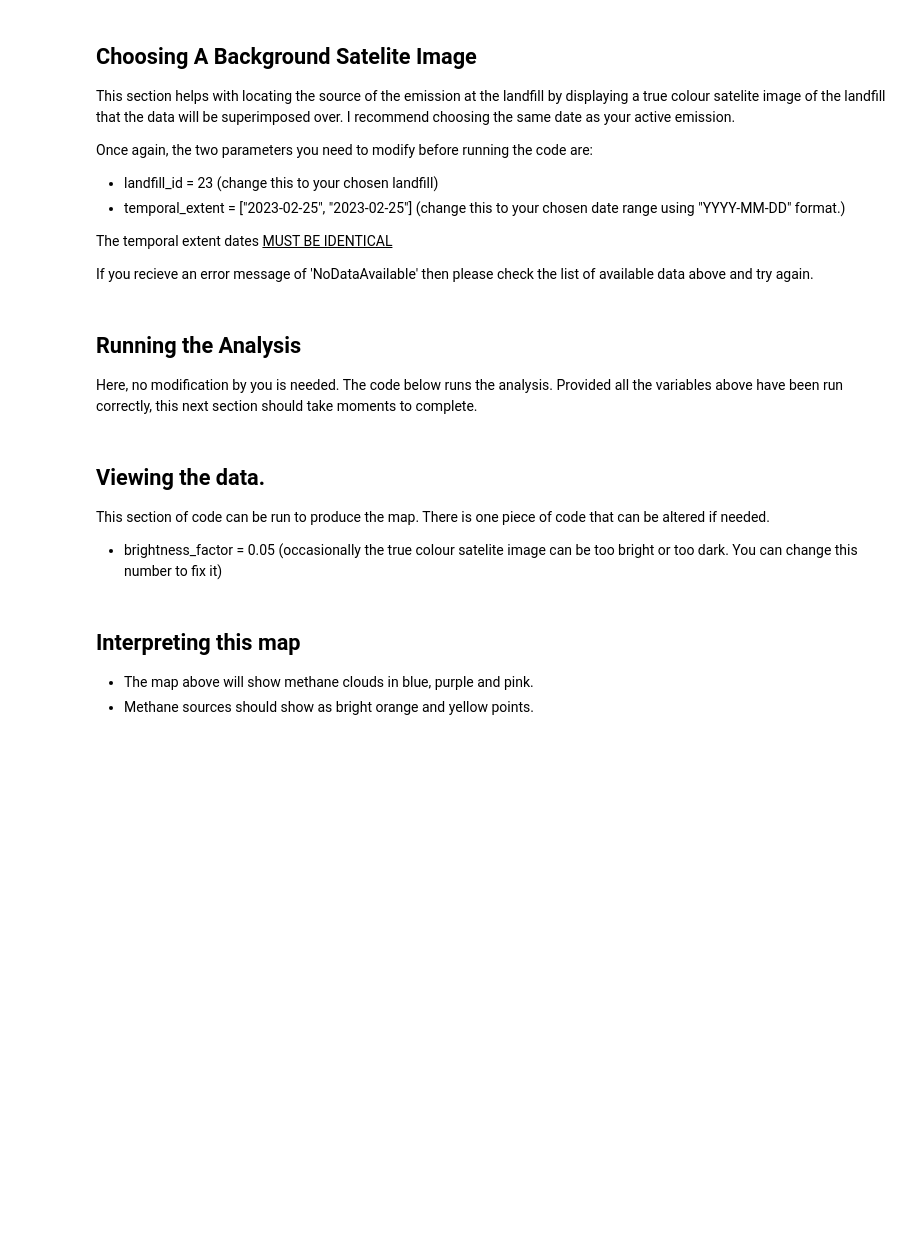
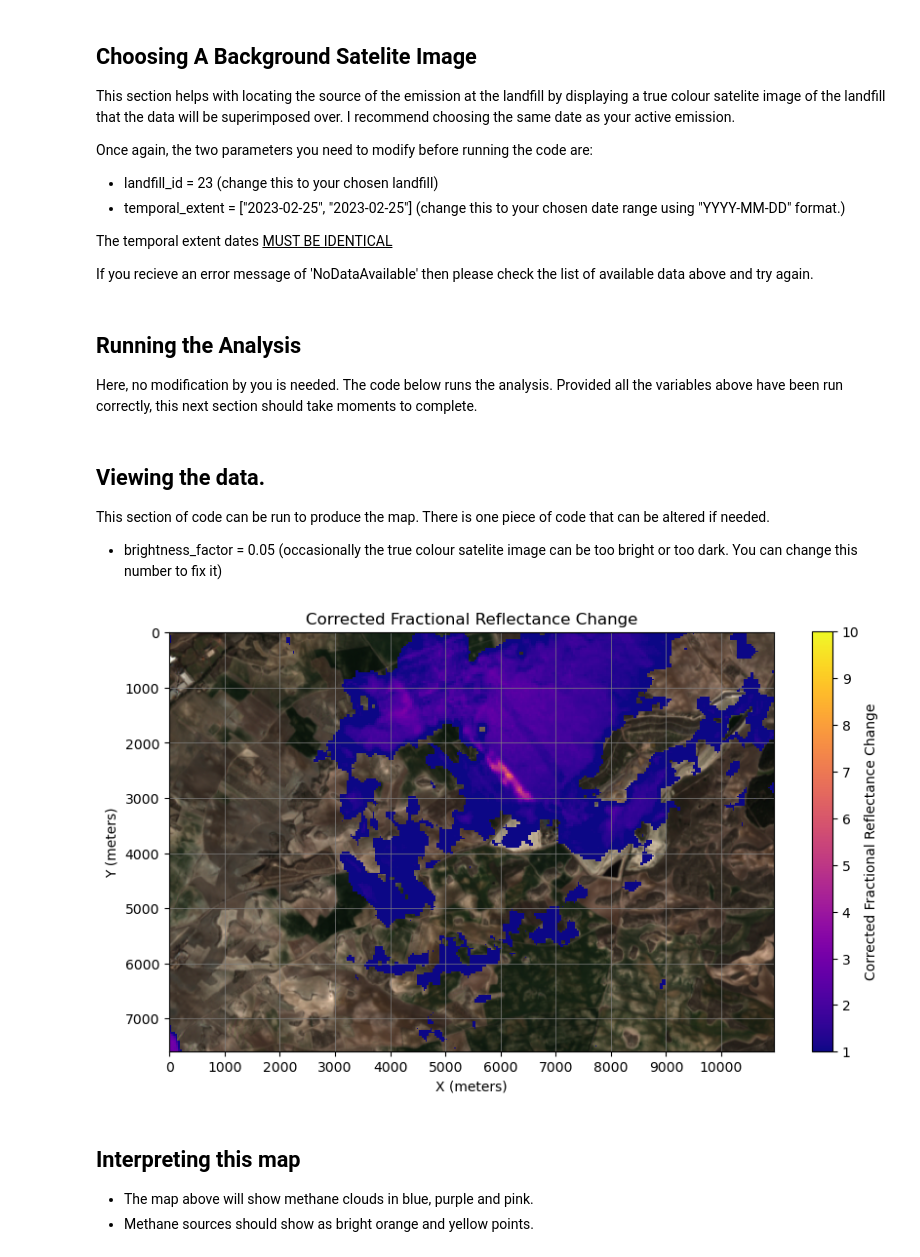
Before and after one commit to zelcon01/Landfill_Atmospheric_Gas_Monitor_Tools, a Jupyter notebook: Sentinel 2 CH4 High-Rez Map.ipynb, the cells around one changed output. Drawn from its saved outputs; the diff is of its cells as text; code cells hidden in the pictures; blank space fills up the shorter version.

Commit message:
Attempting to implement a multiband multipass method
I've written the code out but the resultant image is showing terrain features. I'll have a go again tomorrow.

```diff
--- a/Sentinel 2 CH4 High-Rez Map.ipynb
+++ b/Sentinel 2 CH4 High-Rez Map.ipynb
@@ -193,10 +217,6 @@ truecolour_image(landfill_id, temporal_extent)
 Here, no modification by you is needed. The code below runs the analysis.  Provided all the variables above have been run correctly, this next section should take moments to complete.
 # %%
 def compute_correction_factor(active_emission_data, no_emission_data):
-    """
-    Compute a correction factor c via linear regression
-    with the following equation: active_emission_data = c*no_emission_data
-    """
     # get flattened arrays for regression
     y = active_emission_data.flatten()
     x = no_emission_data.flatten()
@@ -214,14 +234,11 @@ def compute_correction_factor(active_emission_data, no_emission_data):
     return c[0]
 
 def compute_corrected_fractional_reflectance_change(active_emission_data, no_emission_data):
-    """
-    Compute corrected fractional reflectance change between base and monitoring scene
-    """
     # get correction factor
     c = compute_correction_factor(active_emission_data, no_emission_data)
 
     # get corrected fractional reflectance change
-    frac_change = ((c * no_emission_data - active_emission_data) / active_emission_data)
+    frac_change = ((c * active_emission_data - no_emission_data) / no_emission_data)
 
     return frac_change
 
@@ -248,7 +265,7 @@ blue = img.read(1)
 green = img.read(2)
 red = img.read(3)
 
-# Change this number up or down if the satelite background image is too dark or bright.
+# Change this number up or down if the satellite background image is too dark or bright.
 brightness_factor = 0.05
 blue = np.clip(blue * brightness_factor, 0, 255)
 green = np.clip(green * brightness_factor, 0, 255)
@@ -258,50 +275,50 @@ red = np.clip(red * brightness_factor, 0, 255)
 rgb = np.dstack((red, green, blue))
 rgb = rgb / rgb.max()
 
-#loading the methane data so it displays on top of the satelite image.
-
-# Create a masked array where values below 0.01 are masked
-masked_frac_change = np.ma.masked_less_equal(frac_change, 0.01)
-
 # Create a new figure
 plt.figure(figsize=(10, 8))
 
 # Display the RGB image
 plt.imshow(rgb)
 
+#loading the methane data.
+# Create a masked array where values below 0.01 are masked
+masked_frac_change = np.ma.masked_less_equal(frac_change, 0.1)
+
 # Define the range of your colormap
 vmin = 1
 vmax = 10
 
 # Display the masked_frac_change data on top of the RGB image
-# Use the viridis colormap and set alpha to 0.5 for semi-transparency
 plt.imshow(masked_frac_change, cmap='plasma', alpha=1, vmin=vmin, vmax=vmax)
 
 # Add a colorbar and labels
 cbar = plt.colorbar(label='Corrected Fractional Reflectance Change', shrink=0.7)
 plt.title('Corrected Fractional Reflectance Change')
 
-# Define the resolution of your image (in meters per pixel)
-resolution = 20  # replace this with your actual resolution
+# Dataset resolution in metres
+resolution = 20
 
 # Get the dimensions of the image
 height, width, _ = rgb.shape
 
 # Create arrays representing the x and y coordinates in meters
 x = np.arange(0, width * resolution, 1000)
 y = np.arange(0, height * resolution, 1000)
 
 # Set the x and y ticks and labels
 plt.xticks(x / resolution, x)
 plt.yticks(y / resolution, y)
 plt.xlabel('X (meters)')
 plt.ylabel('Y (meters)')
 
 # Add grid lines
 plt.grid(color='gray', linestyle='-', linewidth=0.5)
 
 # Show the plot
 plt.show()
+# %% [output]
+[figure, added]
 # %% [markdown]
 ## Interpreting this map
 
```
Also changed, not shown: parts of 4 cells of this notebook, 8 other files.
